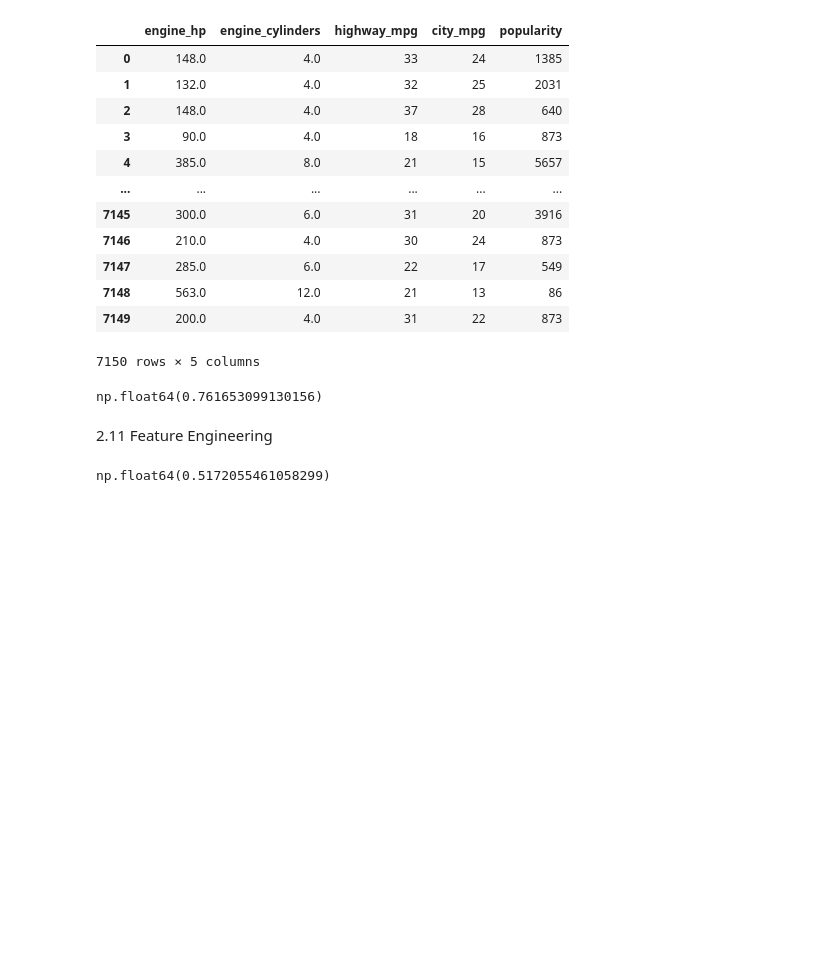
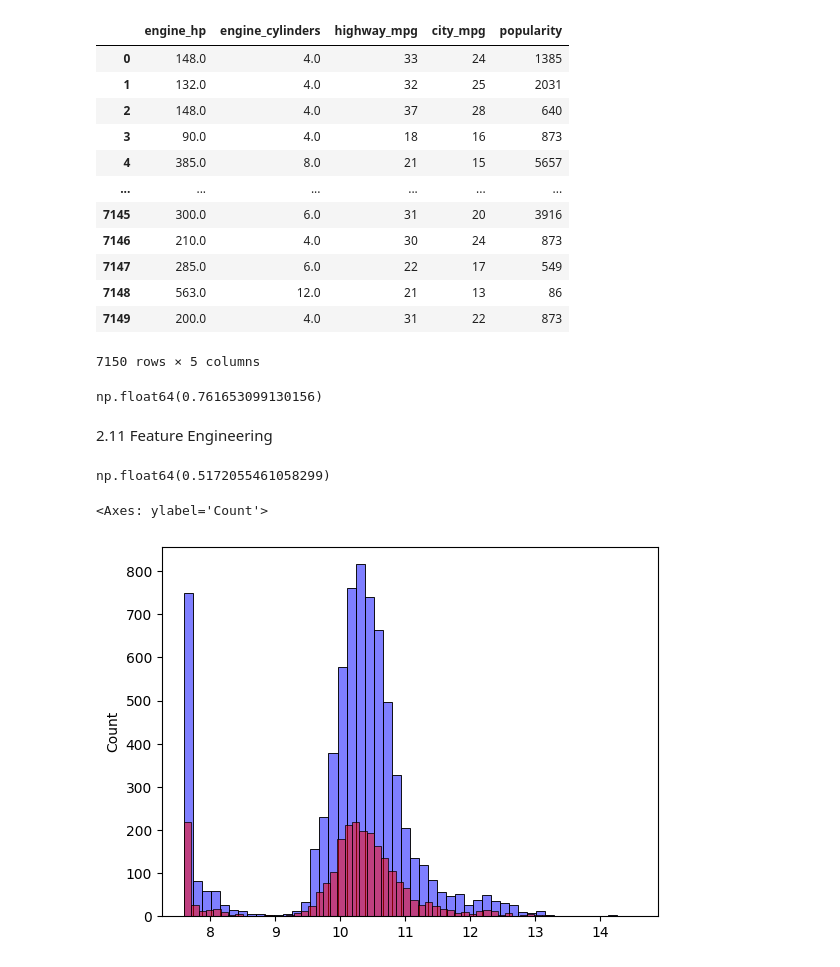
Before and after one commit to flash-cc/ML-zoom, a Jupyter notebook: 02-regression/2data_Analysis.ipynb, the cells around one changed output. Cells and saved outputs as stored; diff of their text form; code cells hidden in the pictures; blank space fills up the shorter version.

```diff
--- a/02-regression/2data_Analysis.ipynb
+++ b/02-regression/2data_Analysis.ipynb
@@ -489,5 +489,8 @@ rmse(y_val, ypred) #验证集的均方根误差
 # %% [output]
 np.float64(0.5172055461058299)
 # %%
-sns.histplot(y_pred, color='blue', bins=50, alpha=0.5) #预测值
+sns.histplot(y_train, color='blue', bins=50, alpha=0.5) #真实值
 sns.histplot(y_val, color='red', bins=50, alpha=0.5)  #预测值
+# %% [output]
+<Axes: ylabel='Count'>
+[figure, added]
```
Also changed, not shown: parts of 2 cells of this notebook.
